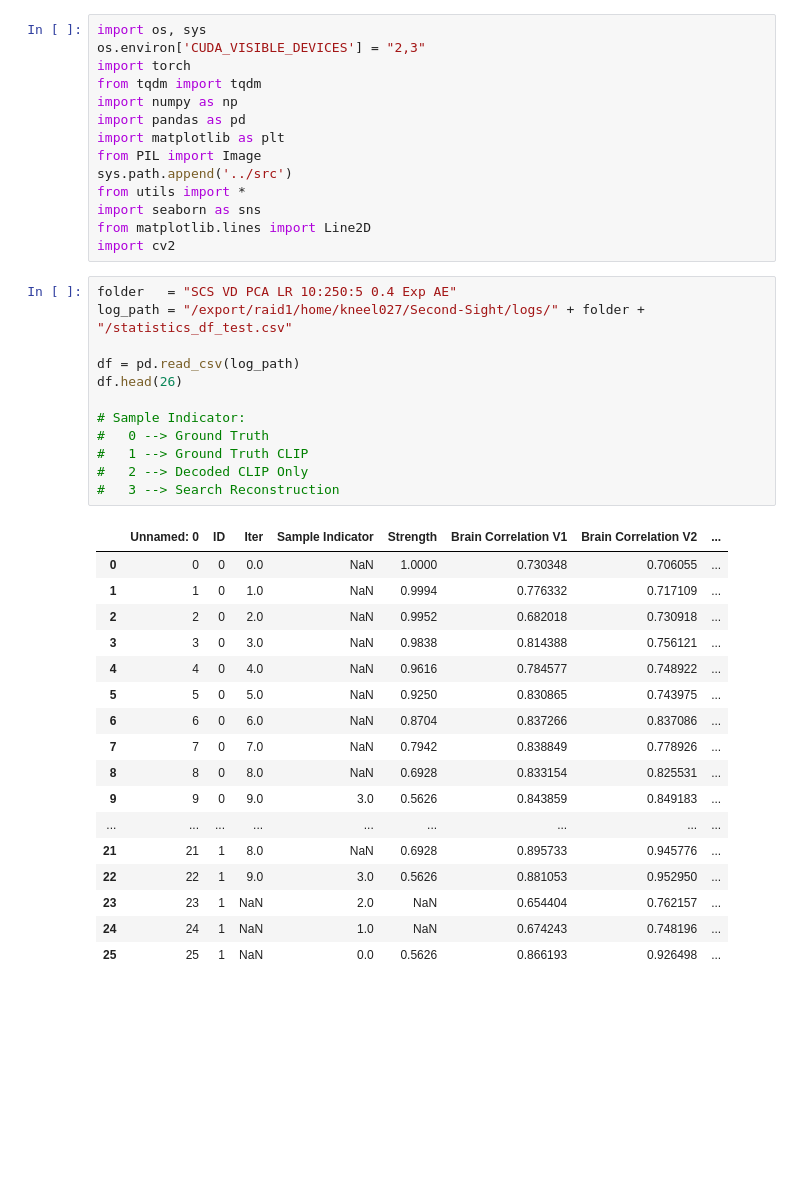
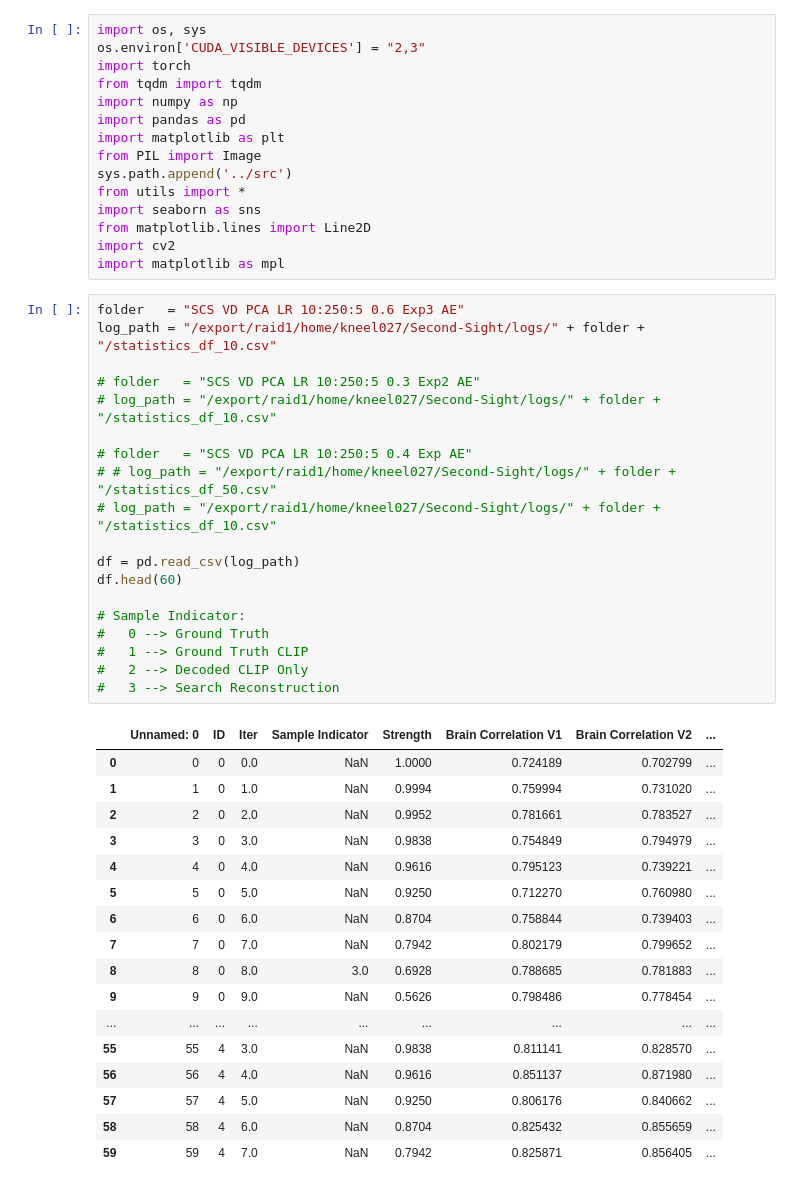
Before and after one commit to reesekneeland/Second-Sight, a Jupyter notebook: scripts/prepare_figures.ipynb, the cells around one changed output. Cells and saved outputs as stored; diff of their text form; blank space fills up the shorter version.

Commit message:
Dataframe updates

```diff
--- a/scripts/prepare_figures.ipynb
+++ b/scripts/prepare_figures.ipynb
@@ -12,36 +12,44 @@ from utils import *
 import seaborn as sns
 from matplotlib.lines import Line2D
 import cv2
+import matplotlib as mpl
 # %%
-folder   = "SCS VD PCA LR 10:250:5 0.4 Exp AE"
-log_path = "/export/raid1/home/kneel027/Second-Sight/logs/" + folder + "/statistics_df_test.csv"
+folder   = "SCS VD PCA LR 10:250:5 0.6 Exp3 AE"
+log_path = "/export/raid1/home/kneel027/Second-Sight/logs/" + folder + "/statistics_df_10.csv"
+
+# folder   = "SCS VD PCA LR 10:250:5 0.3 Exp2 AE"
+# log_path = "/export/raid1/home/kneel027/Second-Sight/logs/" + folder + "/statistics_df_10.csv"
+
+# folder   = "SCS VD PCA LR 10:250:5 0.4 Exp AE"
+# # log_path = "/export/raid1/home/kneel027/Second-Sight/logs/" + folder + "/statistics_df_50.csv"
+# log_path = "/export/raid1/home/kneel027/Second-Sight/logs/" + folder + "/statistics_df_10.csv"
 
 df = pd.read_csv(log_path)
-df.head(26)
+df.head(60)
 
 # Sample Indicator:
 #   0 --> Ground Truth
 #   1 --> Ground Truth CLIP
 #   2 --> Decoded CLIP Only
 #   3 --> Search Reconstruction
 # %% [output]
 |  | Unnamed: 0 | ID | Iter | Sample Indicator | Strength | Brain Correlation V1 | Brain Correlation V2 | ... |
-| 0 | 0 | 0 | 0.0 | NaN | 1.0000 | 0.730348 | 0.706055 | ... |
-| 1 | 1 | 0 | 1.0 | NaN | 0.9994 | 0.776332 | 0.717109 | ... |
-| 2 | 2 | 0 | 2.0 | NaN | 0.9952 | 0.682018 | 0.730918 | ... |
-| 3 | 3 | 0 | 3.0 | NaN | 0.9838 | 0.814388 | 0.756121 | ... |
-| 4 | 4 | 0 | 4.0 | NaN | 0.9616 | 0.784577 | 0.748922 | ... |
-| 5 | 5 | 0 | 5.0 | NaN | 0.9250 | 0.830865 | 0.743975 | ... |
-| 6 | 6 | 0 | 6.0 | NaN | 0.8704 | 0.837266 | 0.837086 | ... |
-| 7 | 7 | 0 | 7.0 | NaN | 0.7942 | 0.838849 | 0.778926 | ... |
-| 8 | 8 | 0 | 8.0 | NaN | 0.6928 | 0.833154 | 0.825531 | ... |
-| 9 | 9 | 0 | 9.0 | 3.0 | 0.5626 | 0.843859 | 0.849183 | ... |
+| 0 | 0 | 0 | 0.0 | NaN | 1.0000 | 0.724189 | 0.702799 | ... |
+| 1 | 1 | 0 | 1.0 | NaN | 0.9994 | 0.759994 | 0.731020 | ... |
+| 2 | 2 | 0 | 2.0 | NaN | 0.9952 | 0.781661 | 0.783527 | ... |
+| 3 | 3 | 0 | 3.0 | NaN | 0.9838 | 0.754849 | 0.794979 | ... |
+| 4 | 4 | 0 | 4.0 | NaN | 0.9616 | 0.795123 | 0.739221 | ... |
+| 5 | 5 | 0 | 5.0 | NaN | 0.9250 | 0.712270 | 0.760980 | ... |
+| 6 | 6 | 0 | 6.0 | NaN | 0.8704 | 0.758844 | 0.739403 | ... |
+| 7 | 7 | 0 | 7.0 | NaN | 0.7942 | 0.802179 | 0.799652 | ... |
+| 8 | 8 | 0 | 8.0 | 3.0 | 0.6928 | 0.788685 | 0.781883 | ... |
+| 9 | 9 | 0 | 9.0 | NaN | 0.5626 | 0.798486 | 0.778454 | ... |
 | ... | ... | ... | ... | ... | ... | ... | ... | ... |
-| 21 | 21 | 1 | 8.0 | NaN | 0.6928 | 0.895733 | 0.945776 | ... |
-| 22 | 22 | 1 | 9.0 | 3.0 | 0.5626 | 0.881053 | 0.952950 | ... |
-| 23 | 23 | 1 | NaN | 2.0 | NaN | 0.654404 | 0.762157 | ... |
-| 24 | 24 | 1 | NaN | 1.0 | NaN | 0.674243 | 0.748196 | ... |
-| 25 | 25 | 1 | NaN | 0.0 | 0.5626 | 0.866193 | 0.926498 | ... |
+| 55 | 55 | 4 | 3.0 | NaN | 0.9838 | 0.811141 | 0.828570 | ... |
+| 56 | 56 | 4 | 4.0 | NaN | 0.9616 | 0.851137 | 0.871980 | ... |
+| 57 | 57 | 4 | 5.0 | NaN | 0.9250 | 0.806176 | 0.840662 | ... |
+| 58 | 58 | 4 | 6.0 | NaN | 0.8704 | 0.825432 | 0.855659 | ... |
+| 59 | 59 | 4 | 7.0 | NaN | 0.7942 | 0.825871 | 0.856405 | ... |
 # %%
 # Statistical Analysis
 
```
Also changed, not shown: parts of 4 cells of this notebook, 1 other file.
